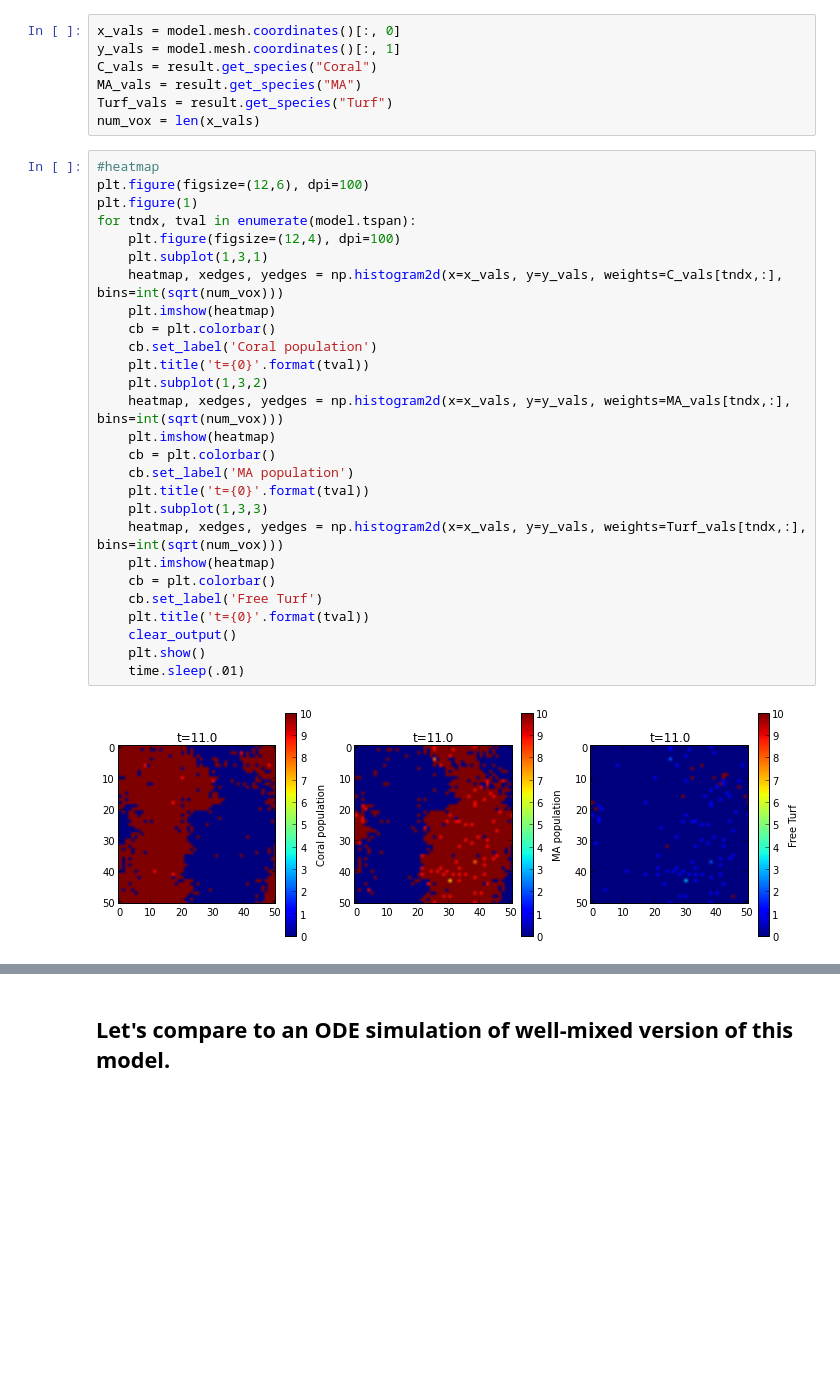
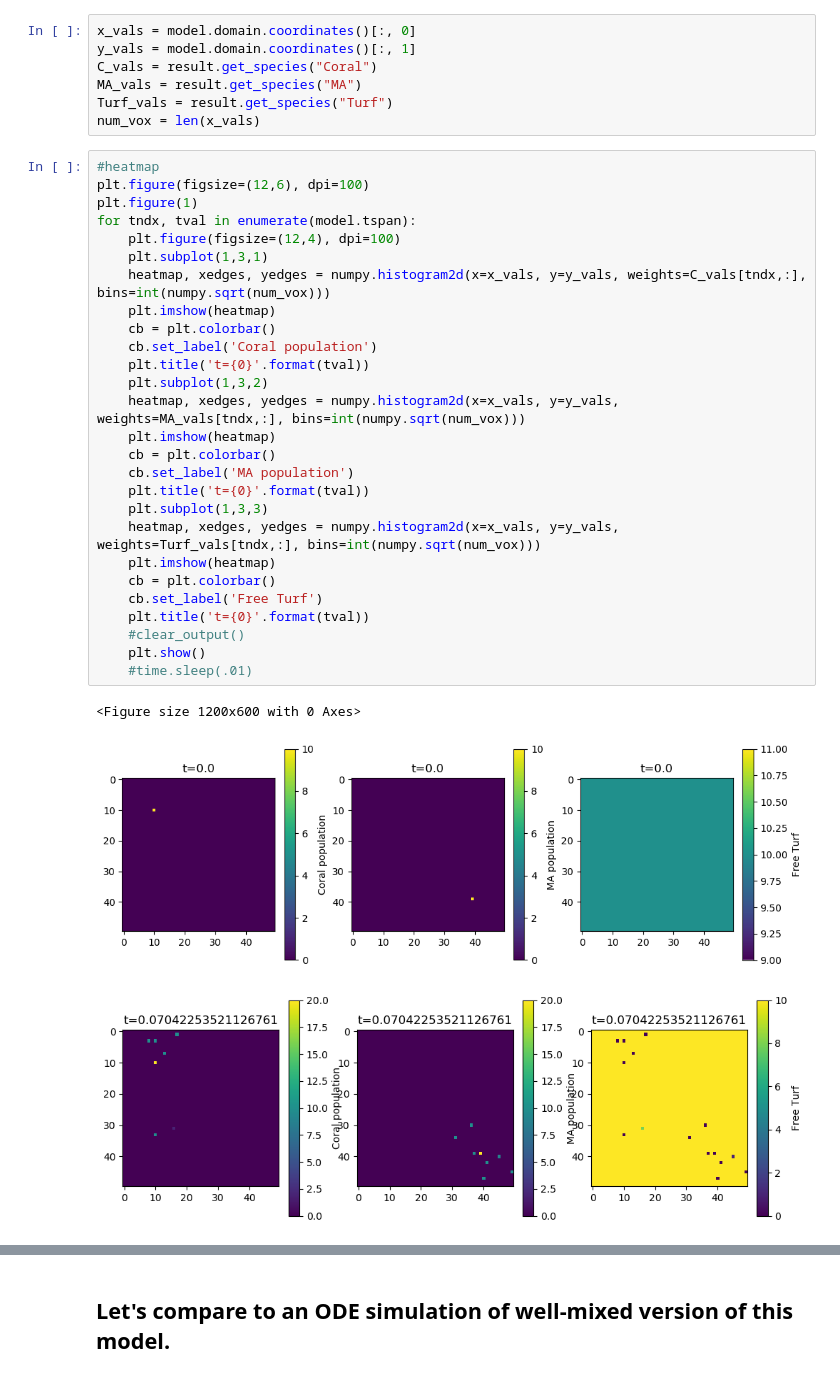
Before and after one commit to StochSS/SpatialPy, a Jupyter notebook: examples/coral_reef/CoralModel.ipynb, the cells around one changed output, grey strips where cells are left out. Saved outputs shown, nothing was run; the diff lists cells and outputs as text; blank space fills up the shorter version.

Commit message:
Coral Reef model works in SpatialPy

```diff
--- a/examples/coral_reef/CoralModel.ipynb
+++ b/examples/coral_reef/CoralModel.ipynb
@@ -131,6 +112,6 @@ Wall time: 21.4 s
 # %%
-x_vals = model.mesh.coordinates()[:, 0]
-y_vals = model.mesh.coordinates()[:, 1]
+x_vals = model.domain.coordinates()[:, 0]
+y_vals = model.domain.coordinates()[:, 1]
 C_vals = result.get_species("Coral")
 MA_vals = result.get_species("MA")
 Turf_vals = result.get_species("Turf")
@@ -138,29 +119,31 @@ num_vox = len(x_vals)
 # %%
 #heatmap
 plt.figure(figsize=(12,6), dpi=100)
 plt.figure(1)
 for tndx, tval in enumerate(model.tspan):
     plt.figure(figsize=(12,4), dpi=100)
     plt.subplot(1,3,1)
-    heatmap, xedges, yedges = np.histogram2d(x=x_vals, y=y_vals, weights=C_vals[tndx,:], bins=int(sqrt(num_vox)))
+    heatmap, xedges, yedges = numpy.histogram2d(x=x_vals, y=y_vals, weights=C_vals[tndx,:], bins=int(numpy.sqrt(num_vox)))
     plt.imshow(heatmap)
     cb = plt.colorbar()
     cb.set_label('Coral population')
     plt.title('t={0}'.format(tval))
     plt.subplot(1,3,2)
-    heatmap, xedges, yedges = np.histogram2d(x=x_vals, y=y_vals, weights=MA_vals[tndx,:], bins=int(sqrt(num_vox)))
+    heatmap, xedges, yedges = numpy.histogram2d(x=x_vals, y=y_vals, weights=MA_vals[tndx,:], bins=int(numpy.sqrt(num_vox)))
     plt.imshow(heatmap)
     cb = plt.colorbar()
     cb.set_label('MA population')
     plt.title('t={0}'.format(tval))
     plt.subplot(1,3,3)
-    heatmap, xedges, yedges = np.histogram2d(x=x_vals, y=y_vals, weights=Turf_vals[tndx,:], bins=int(sqrt(num_vox)))
+    heatmap, xedges, yedges = numpy.histogram2d(x=x_vals, y=y_vals, weights=Turf_vals[tndx,:], bins=int(numpy.sqrt(num_vox)))
     plt.imshow(heatmap)
     cb = plt.colorbar()
     cb.set_label('Free Turf')
     plt.title('t={0}'.format(tval))
-    clear_output()
+    #clear_output()
     plt.show()
-    time.sleep(.01)
+    #time.sleep(.01)
 # %% [output]
+<Figure size 1200x600 with 0 Axes>
-[figure, old version]
+[figure, new version]
+[figure, added]
```
Also changed, not shown: parts of 8 cells of this notebook.
